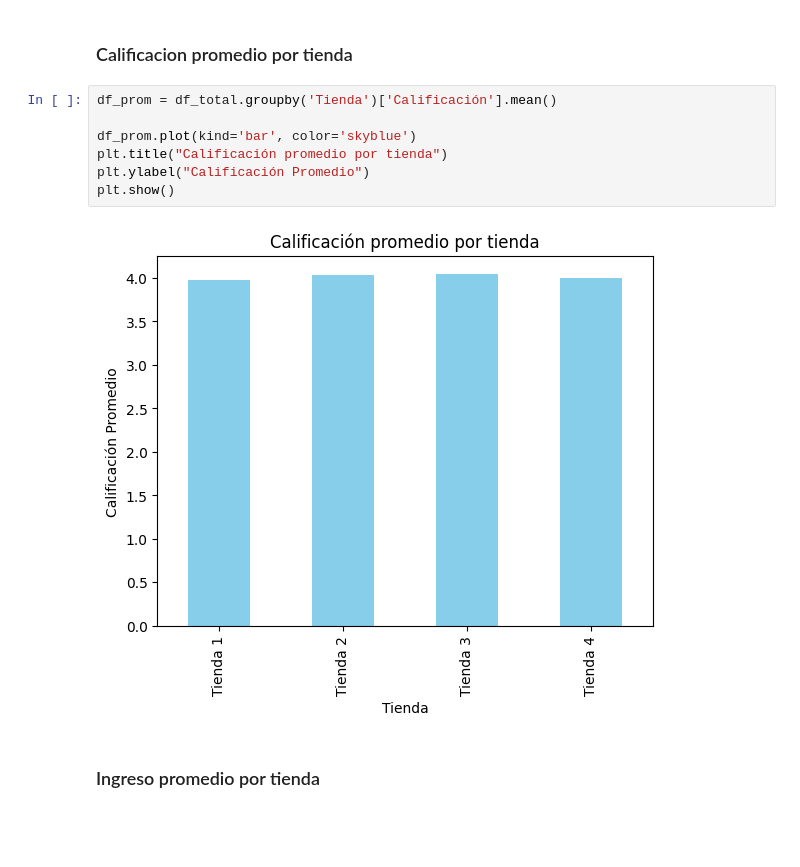
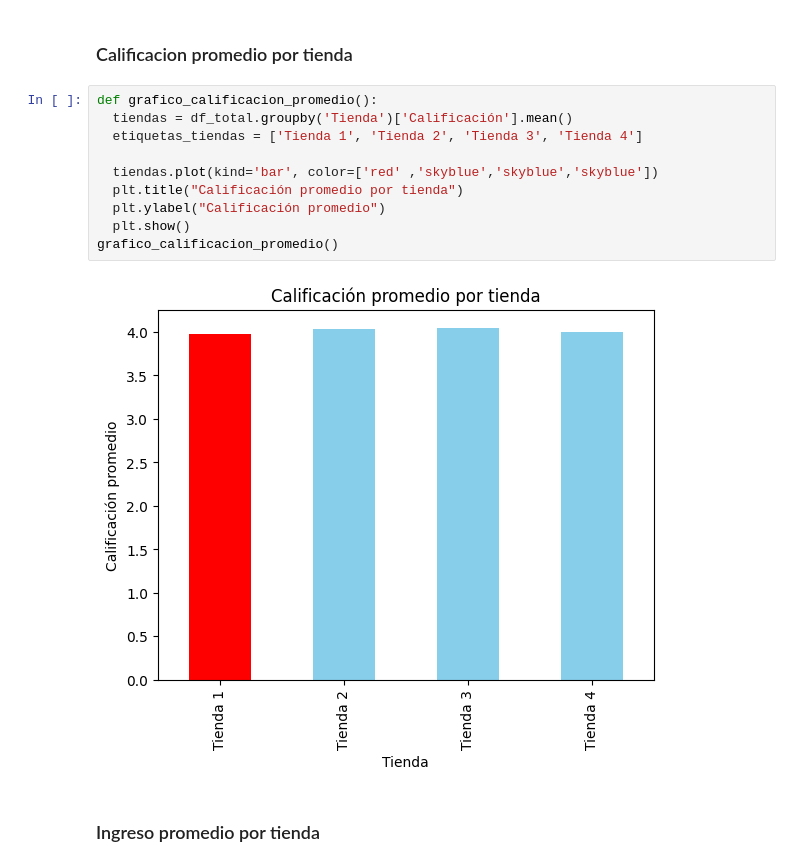
Before and after one commit to Mora5020/Desafio-Alura-Store, a Jupyter notebook: AluraStoreLatam.ipynb, the cells around one changed output. Saved outputs shown, nothing was run; the diff lists cells and outputs as text; blank space fills up the shorter version.

```diff
--- a/AluraStoreLatam.ipynb
+++ b/AluraStoreLatam.ipynb
@@ -693,13 +637,16 @@ sns.scatterplot(
 # %% [markdown]
 ### Calificacion promedio por tienda
 # %%
-df_prom = df_total.groupby('Tienda')['Calificación'].mean()
+def grafico_calificacion_promedio():
+  tiendas = df_total.groupby('Tienda')['Calificación'].mean()
+  etiquetas_tiendas = ['Tienda 1', 'Tienda 2', 'Tienda 3', 'Tienda 4']
 
-df_prom.plot(kind='bar', color='skyblue')
-plt.title("Calificación promedio por tienda")
-plt.ylabel("Calificación Promedio")
-plt.show()
+  tiendas.plot(kind='bar', color=['red' ,'skyblue','skyblue','skyblue'])
+  plt.title("Calificación promedio por tienda")
+  plt.ylabel("Calificación promedio")
+  plt.show()
+grafico_calificacion_promedio()
 # %% [output]
-[figure, old version]
+[figure, new version]
 # %% [markdown]
 ### Ingreso promedio por tienda
```
Also changed, not shown: parts of 33 cells of this notebook.
